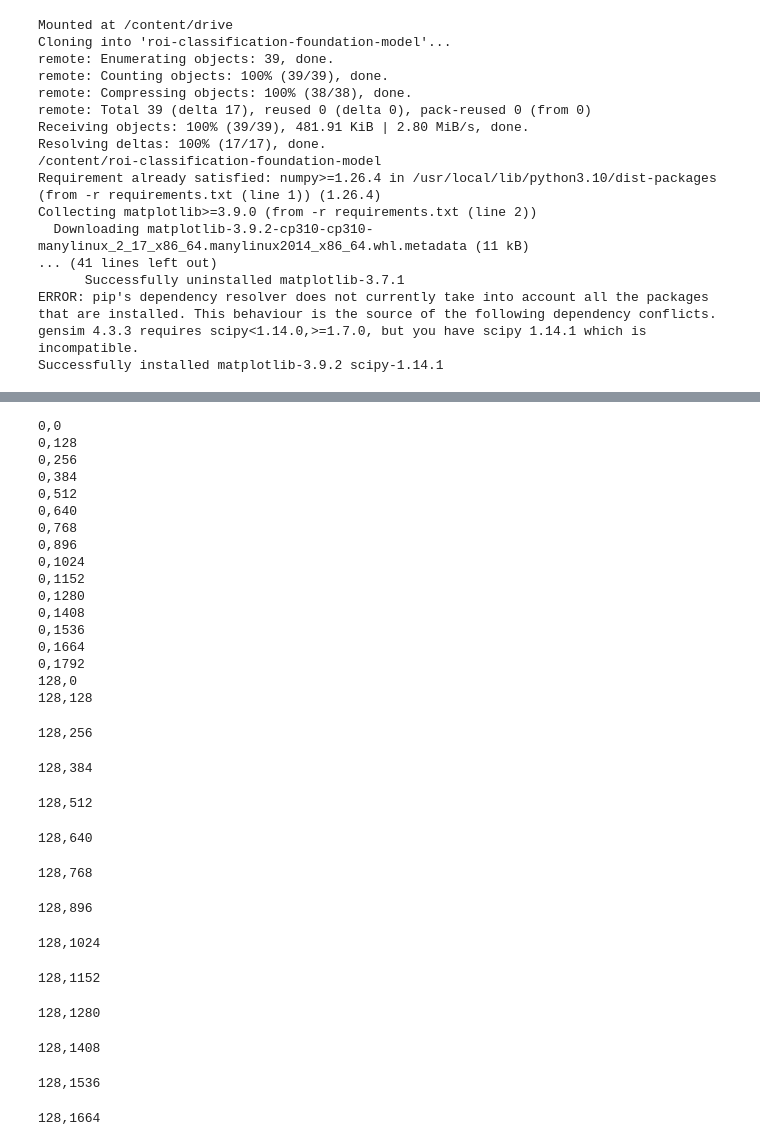
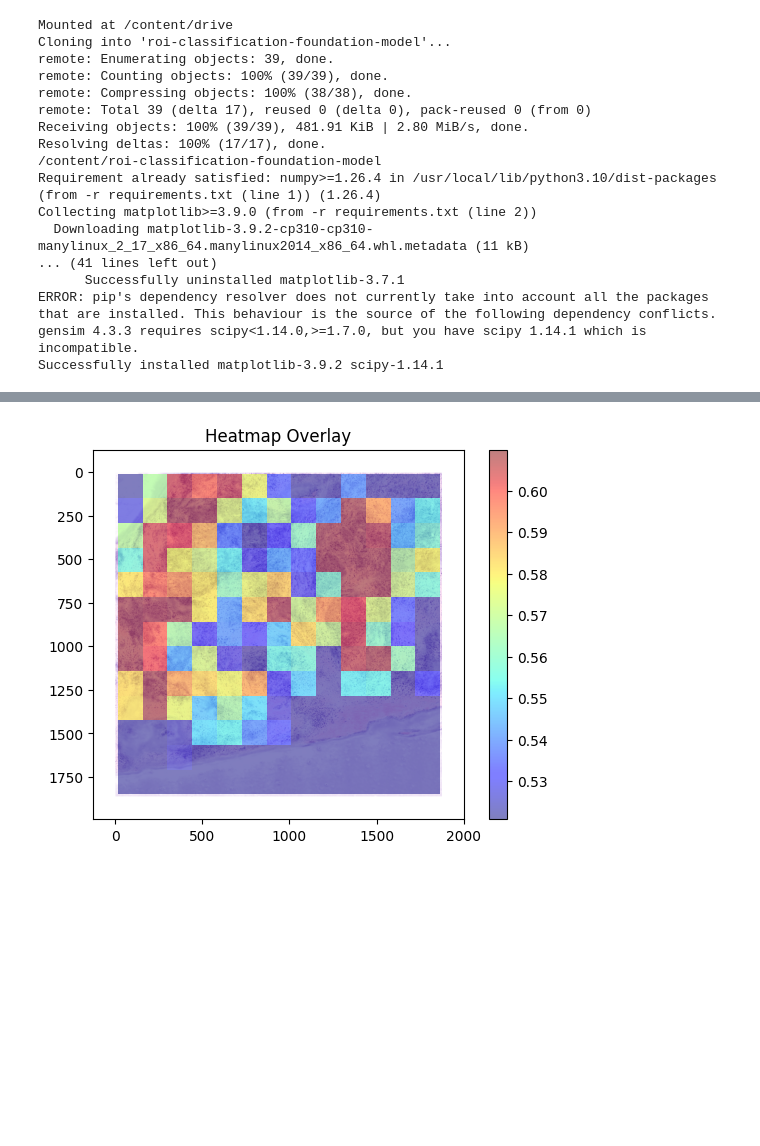
Before and after one commit to WinetraubLab/roi-classification-foundation-model, a Jupyter notebook: compute_uni_heatmap.ipynb, the cells around one changed output, grey strips where cells are left out. Cells and saved outputs as stored; diff of their text form; code cells hidden in the pictures; blank space fills up the shorter version.

```diff
--- a/compute_uni_heatmap.ipynb
+++ b/compute_uni_heatmap.ipynb
@@ -93,61 +101,34 @@ heatmap_jump = 128
 # Create a 2D array to store scores
 width, height = test_image.size
 score_array = np.zeros((1+(height // heatmap_jump), 1+(width // heatmap_jump))) * np.nan
 
 # Loop through the image and compute score
 query_emb = uni.compute_patch_embedding(query_patch)
 with tqdm(total=score_array.size) as pbar:
   for x_i in range(0, width, heatmap_jump):
     for y_i in range(0, height, heatmap_jump):
       try:
         patch = get_patch_from_image(test_image, x_i, y_i);
         patch_emb = uni.compute_patch_embedding(patch)
         score = uni.compute_similarity_between_embeddings(patch_emb, query_emb)
       except ValueError: # Failed to capture a patch because it was outside of image boundary
         score = np.nan
       score_array[y_i // heatmap_jump, x_i // heatmap_jump] = score
       pbar.update(1)
 
 # Plot the heatmap overlay on the image
 fig, ax = plt.subplots()
 ax.imshow(test_image)
 
 # Create a heatmap
-cax = ax.imshow(score_array, cmap='hot', alpha=0.5, extent=[0, width, height, 0])
+cax = ax.imshow(score_array, cmap='jet', alpha=0.5, extent=[-heatmap_jump, width+heatmap_jump, height+heatmap_jump, -heatmap_jump])
 
-# Add color bar
+# Add color bar and limit according to healthy and desies tissue
 plt.colorbar(cax, ax=ax)
+cax.set_clim(score_bcc, score_healthy)
 
 # Show the plot
 plt.title('Heatmap Overlay')
 plt.show()
 # %% [output]
-0,0
-0,128
-0,256
-0,384
-0,512
-0,640
-0,768
-0,896
-0,1024
-0,1152
-0,1280
-0,1408
-0,1536
-0,1664
-0,1792
-128,0
-128,128
-128,256
-128,384
-128,512
-128,640
-128,768
-128,896
-128,1024
-128,1152
-128,1280
-128,1408
-128,1536
-128,1664
+[figure, added]
```
Also changed, not shown: parts of 1 cell of this notebook.
